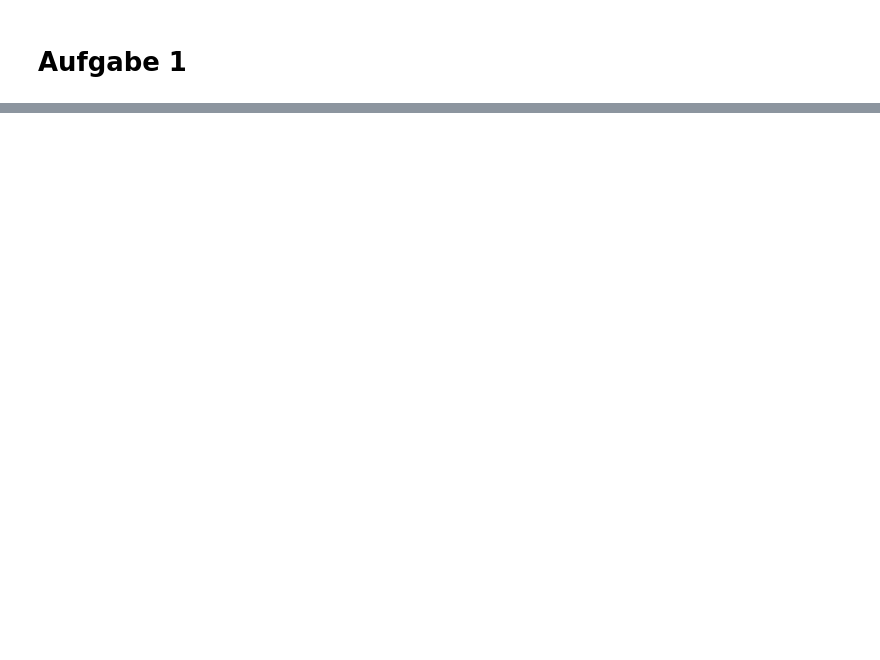
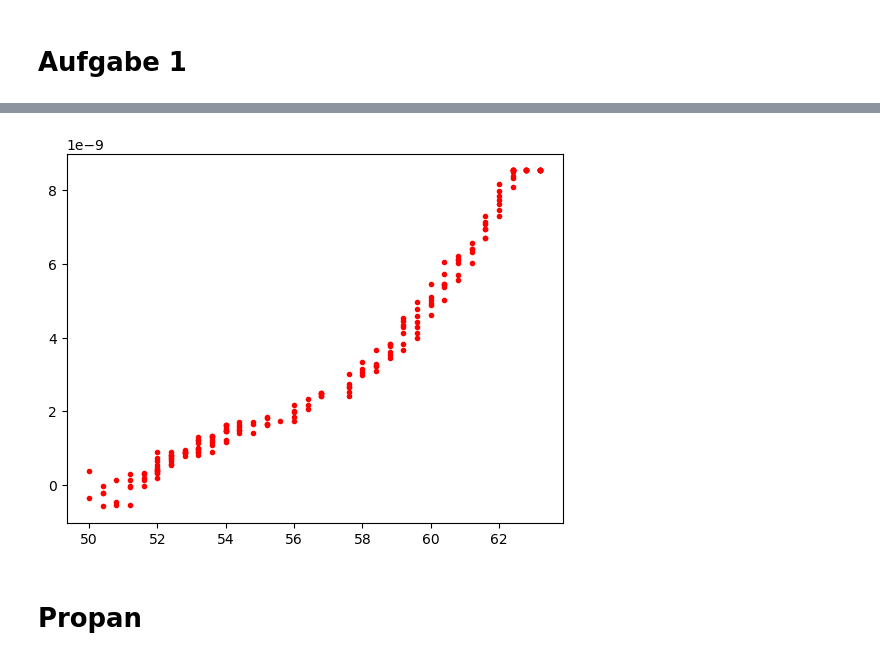
Before and after one commit to MRNock04/P3, a Jupyter notebook: Massenspektrometer/Auswertung.ipynb, the cells around one changed output, grey strips where cells are left out. Cells and saved outputs as stored; diff of their text form; code cells hidden in the pictures; blank space fills up the shorter version.

```diff
--- a/Massenspektrometer/Auswertung.ipynb
+++ b/Massenspektrometer/Auswertung.ipynb
@@ -20,0 +39,12 @@ plt.show()
+# %%
+ar20 = pd.read_csv('Data/Argon_MS20.CSV', skiprows=15)
+
+ar20_U = - np.array(ar20['CH1'])[1000::5] / 10
+ar20_p = np.array(ar20['CH2'])[1000::5] * 10 ** -10
+
+plt.plot(ar20_U, ar20_p, 'r.')
+plt.show()
+# %% [output]
+[figure, added]
+# %% [markdown]
+# Propan
```
Also changed, not shown: parts of 4 cells of this notebook.
